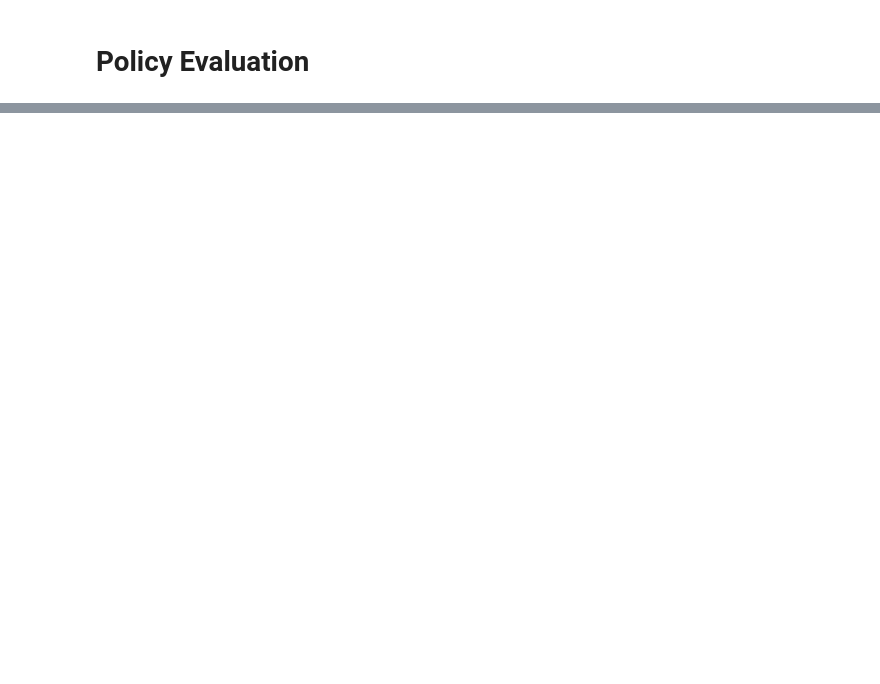
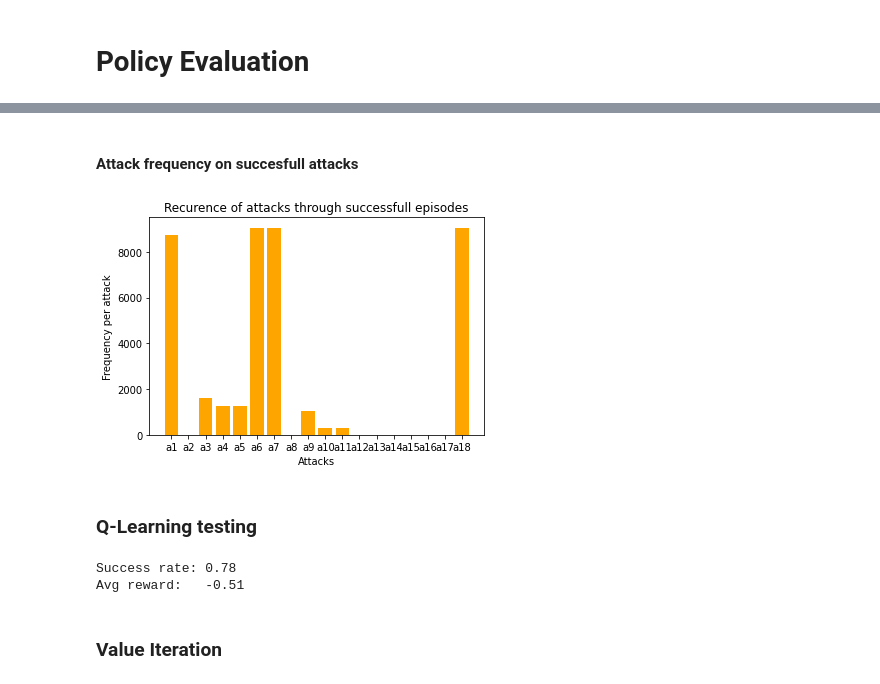
Before and after one commit to juanbeta98/CPSS, a Jupyter notebook: Policy Evaluation.ipynb, the cells around one changed output, grey strips where cells are left out. Drawn from its saved outputs; the diff is of its cells as text; code cells hidden in the pictures; blank space fills up the shorter version.

```diff
--- a/Policy Evaluation.ipynb
+++ b/Policy Evaluation.ipynb
@@ -46,0 +163,48 @@ env = CPSsenv(network = network, T_max = T_max, termination = termination, nw_pa
+# %% [markdown]
+#### Attack frequency on succesfull attacks
+# %%
+plt.bar(list(alphas.keys()), list(alphas.values()), color = 'orange')
+plt.title('Recurence of attacks through successfull episodes')
+plt.xlabel('Attacks')
+plt.ylabel('Frequency per attack')
+plt.show()
+# %% [output]
+[figure, added]
+# %% [markdown]
+### Q-Learning testing
+# %%
+'''
+Q-Learning testing
+'''
+episodes_rewards = []
+sss = []
+attacks = []
+for episode in range(50):
+    state, available_actions = env.reset(init_type = init_type, init_params = init_params, rd_seed = rd_seed * 2)
+    done = False
+    episode_reward = 0
+    summary = []
+
+    while not done:
+
+        old_state = deepcopy(state)
+        action = solver.Q_Learning_action(q_table, state, available_actions, epsilon = 0)
+        attacks.append(action)
+
+        new_state, available_actions, reward, done, _ = env.step(action)
+        episode_reward += reward
+
+        summary.append((old_state[0], old_state[3], action))
+
+        state = new_state
+
+    sss.append(int(_['Success']))
+    episodes_rewards.append(episode_reward)
+
+print(f'Success rate: {round(sum(sss)/50,2)}')
+print(f'Avg reward:   {round(sum(episodes_rewards)/50,2)}')
+# %% [output]
+Success rate: 0.78
+Avg reward:   -0.51
+# %% [markdown]
+### Value Iteration
```
Also changed, not shown: parts of 20 cells of this notebook, 3 other files.
